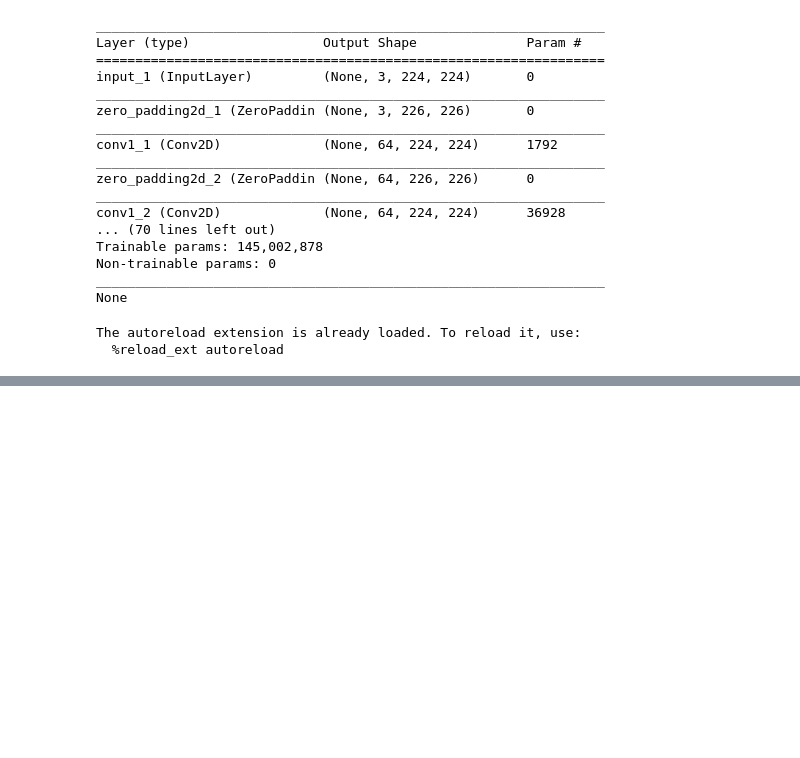
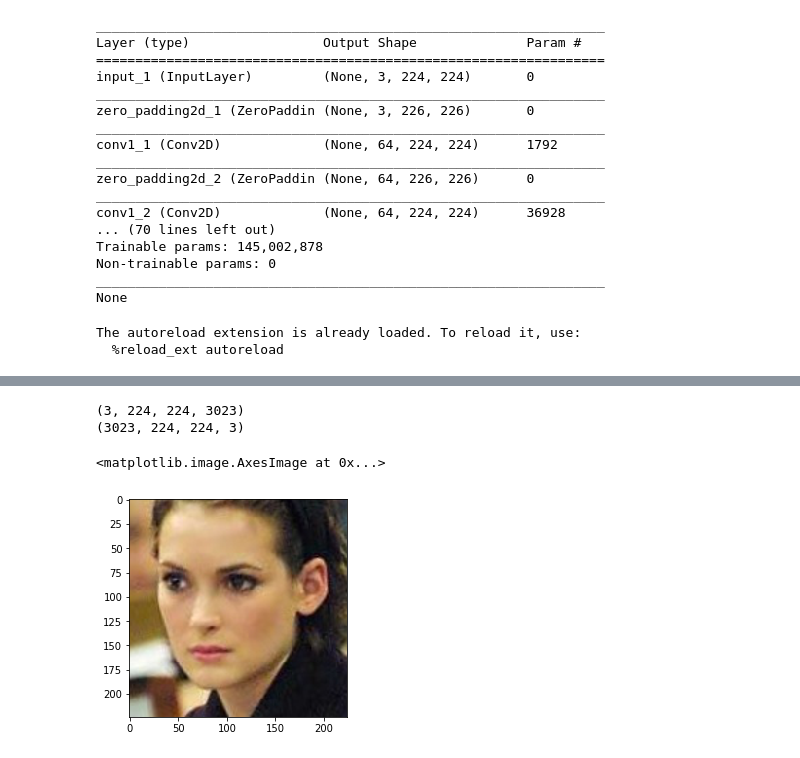
Before and after one commit to cchen23/COS429_final_project, a Jupyter notebook: code/vgg/vgg_face.ipynb, the cells around one changed output, grey strips where cells are left out. Cells and saved outputs as stored; diff of their text form; code cells hidden in the pictures; blank space fills up the shorter version.

```diff
--- a/code/vgg/vgg_face.ipynb
+++ b/code/vgg/vgg_face.ipynb
@@ -350,5 +369,17 @@ def get_lfw_dataset(min_faces_per_person, manipulation_info: ManipulationInfo):
 
     return train_data, train_targets, test_data, test_targets
+# %%
+with h5py.File('preprocessed_faces.mat', 'r') as f:
+    data = np.array(f.get('mat'))
+print(data.shape)
+dataT = data.transpose((3, 2, 1, 0))
+print (dataT.shape)
+plt.imshow(np.uint8(np.squeeze(dataT[0])))
+# %% [output]
+(3, 224, 224, 3023)
+(3023, 224, 224, 3)
+<matplotlib.image.AxesImage at 0x...>
+[figure, added]
 # %%
 def get_descriptors(model, data):
     descriptors = model.predict(data, verbose=1)
```
Also changed, not shown: parts of 7 cells of this notebook, 1 other file.
